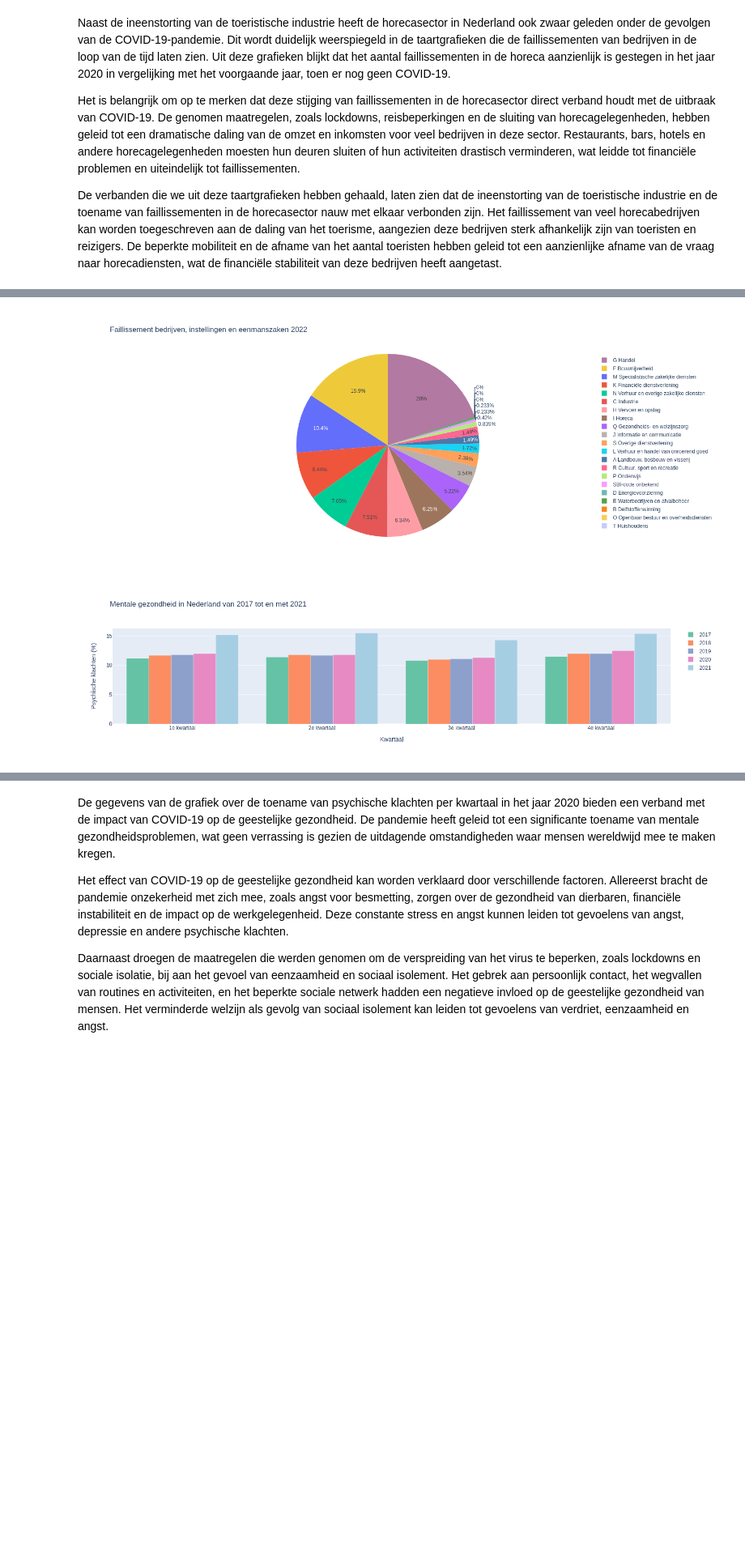
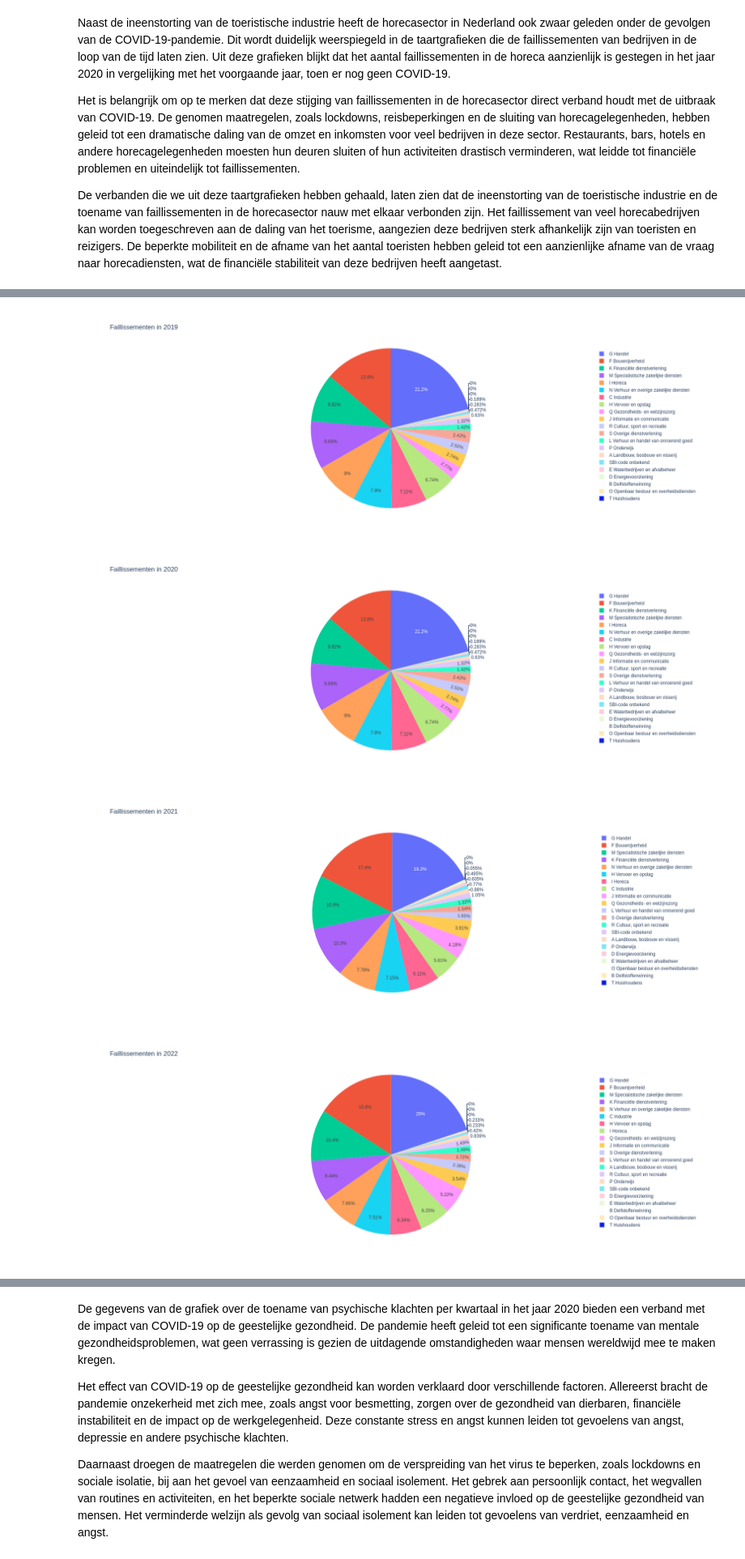
Before and after one commit to hannekesjoers/IV2023, a Jupyter notebook: docs/notebook.ipynb, the cells around one changed output, grey strips where cells are left out. Shown at 81% size. Saved outputs shown, nothing was run; the diff lists cells and outputs as text; code cells hidden in the pictures; blank space fills up the shorter version.

```diff
--- a/docs/notebook.ipynb
+++ b/docs/notebook.ipynb
@@ -151,51 +109,30 @@ fig.show()
-# %%
-faillissement2022 = pd.read_csv('Faillissementen_bedrijven_en_instellingen2022.csv')
-labels = faillissement2022['Type gefailleerde']
-values = faillissement2022['Bedrijven, instellingen en eenmanszaken']
-
-fig = go.Figure(data=[go.Pie(labels=labels, values=values
-                             , marker_colors=px.colors.qualitative.T10)])
-fig.update_layout(
-    title='Faillissement bedrijven, instellingen en eenmanszaken 2022',
-    height=600
-)
-fig.show()
-# %% [output]
-[figure, removed]
-# %%
-file = pd.read_csv('Mentalegezondheid.csv')
-fig = go.Figure()
-
-years = file['Jaartal'].unique()
-quarters = ['1e kwartaal', '2e kwartaal', '3e kwartaal', '4e kwartaal']
-
-# Define a color palette with a different color for each year
-color_palette = ['rgb(102,194,165)', 'rgb(252,141,98)', 'rgb(141,160,203)', 'rgb(231,138,195)', 'rgb(166,206,227)']
-file['Psychische klachten (%)'] = file['Psychische klachten (%)'].str.replace(",", ".").astype(float)
-
-for i, year in enumerate(years):
-    filtered_data = file[file['Jaartal'] == year]
-    if not filtered_data.empty:
-        fig.add_trace(go.Bar(
-            x=quarters,
-            y=filtered_data['Psychische klachten (%)'],
-            name=str(year),
-            marker=dict(color=color_palette[i % len(color_palette)])  # Use modulo operator to cycle through the colors
-        ))
-
-fig.update_layout(
-    title='Mentale gezondheid in Nederland van 2017 tot en met 2021',
-    xaxis_title='Kwartaal',
-    yaxis_title='Psychische klachten (%)'
-)
-
-fig.update_xaxes(type='category')
-
-#fig.update_layout(yaxis_tickformat='.0%')
-
-fig.update_layout(height=400)
-
-fig.show()
-# %% [output]
-[figure, removed]
+# %%
+faillissement2019 = pd.read_csv('Faillissementen__bedrijven_en_instellingen2019.csv')
+faillissement2020 = pd.read_csv('Faillissementen_bedrijven_en_instellingen2020.csv')
+faillissement2021 = pd.read_csv('Faillissementen_bedrijven_en_instellingen2021.csv')
+faillissement2022 = pd.read_csv('Faillissementen_bedrijven_en_instellingen2022.csv')
+
+df19 = faillissement2020.drop(['Natuurlijk persoon met eenmanszaak','Bedrijven en instellingen'], axis=1)
+db19 = df19.rename(columns={'Bedrijven, instellingen en eenmanszaken': '2019'})
+df20 = faillissement2020.drop(['Type gefailleerde','Natuurlijk persoon met eenmanszaak','Bedrijven en instellingen'], axis=1)
+db20 = df20.rename(columns={'Bedrijven, instellingen en eenmanszaken': '2020'})
+df21 = faillissement2021.drop(['Type gefailleerde','Natuurlijk persoon met eenmanszaak','Bedrijven en instellingen'], axis=1)
+db21 = df21.rename(columns={'Bedrijven, instellingen en eenmanszaken': '2021'})
+df22 = faillissement2022.drop(['Type gefailleerde','Natuurlijk persoon met eenmanszaak','Bedrijven en instellingen'], axis=1)
+db22 = df22.rename(columns={'Bedrijven, instellingen en eenmanszaken': '2022'})
+
+sets = [db19, db20, db21, db22]
+faillissement = pd.concat(sets, axis = 1)
+
+for column in faillissement.columns[1:]:
+    fig = go.Figure(data=[go.Pie(labels = faillissement['Type gefailleerde'], values = faillissement[column])])
+    fig.update_layout(title_text=f'Faillissementen in {column}',
+                     height = 600,
+                     width = 1100)
+    fig.show()
+# %% [output]
+[figure, added]
+[figure, added]
+[figure, added]
+[figure, added]
 # %%
```
Also changed, not shown: parts of 9 cells of this notebook, 13 other files.
